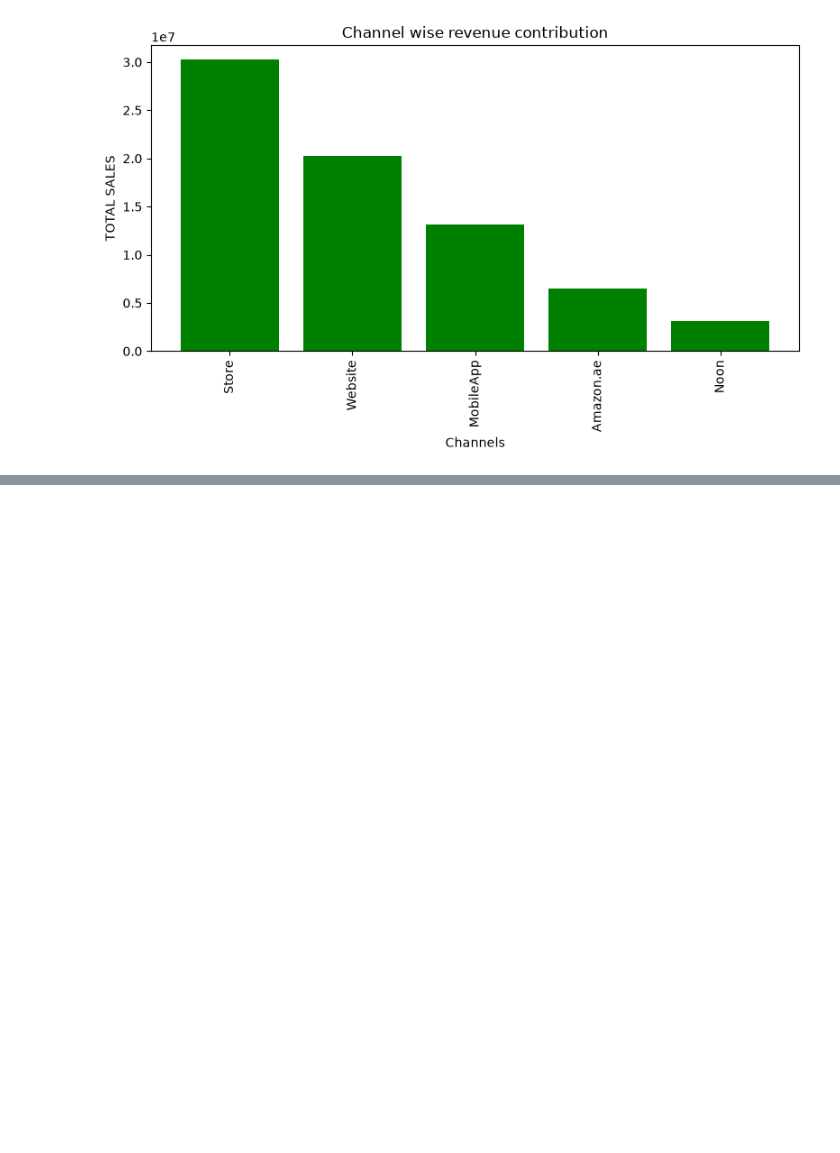
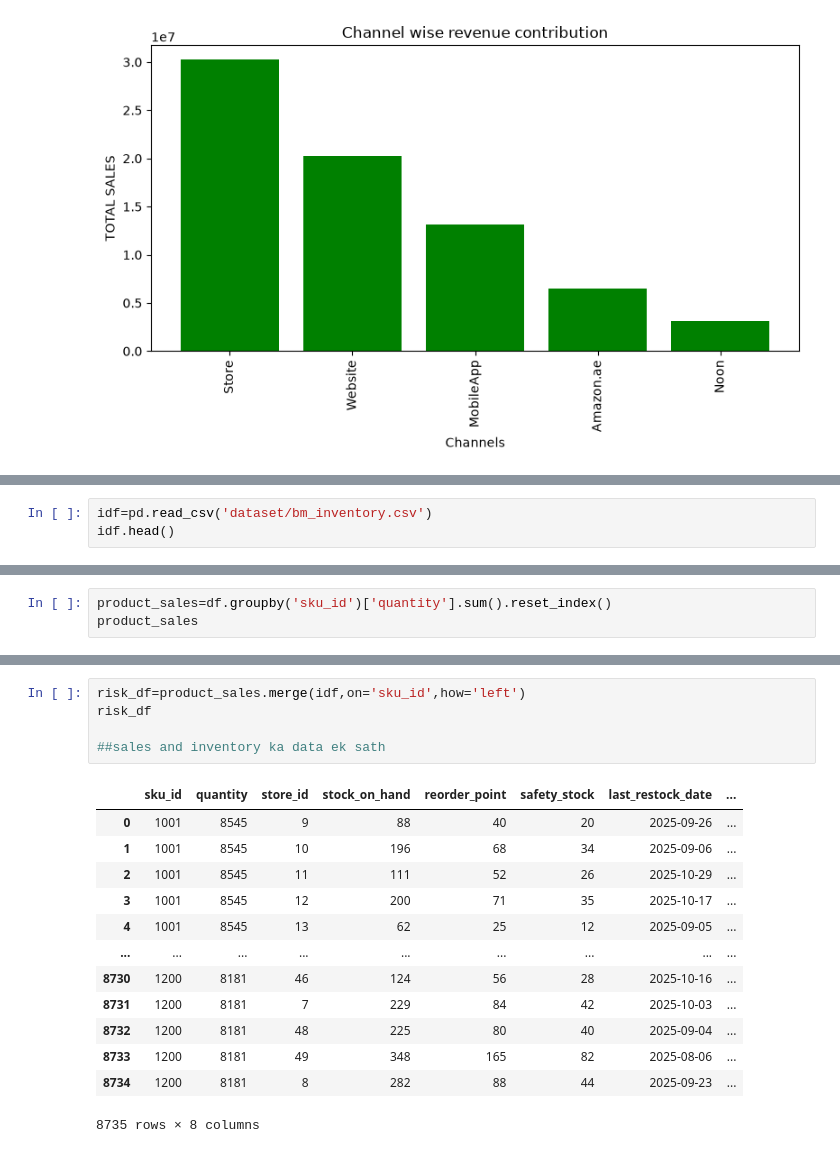
Before and after one commit to priyanshwho/Retail-Analysis, a Jupyter notebook: retail-analysis/Retail.ipynb, the cells around one changed output, grey strips where cells are left out. Cells and saved outputs as stored; diff of their text form; blank space fills up the shorter version.

```diff
--- a/retail-analysis/Retail.ipynb
+++ b/retail-analysis/Retail.ipynb
@@ -599,0 +605,3 @@ plt.show()
+# %%
+idf=pd.read_csv('dataset/bm_inventory.csv')
+idf.head()
@@ -599,0 +636,3 @@ plt.show()
+# %%
+product_sales=df.groupby('sku_id')['quantity'].sum().reset_index()
+product_sales
@@ -599,0 +653,19 @@ plt.show()
+# %%
+risk_df=product_sales.merge(idf,on='sku_id',how='left')
+risk_df
+
+##sales and inventory ka data ek sath
+# %% [output]
+|  | sku_id | quantity | store_id | stock_on_hand | reorder_point | safety_stock | last_restock_date | ... |
+| 0 | 1001 | 8545 | 9 | 88 | 40 | 20 | 2025-09-26 | ... |
+| 1 | 1001 | 8545 | 10 | 196 | 68 | 34 | 2025-09-06 | ... |
+| 2 | 1001 | 8545 | 11 | 111 | 52 | 26 | 2025-10-29 | ... |
+| 3 | 1001 | 8545 | 12 | 200 | 71 | 35 | 2025-10-17 | ... |
+| 4 | 1001 | 8545 | 13 | 62 | 25 | 12 | 2025-09-05 | ... |
+| ... | ... | ... | ... | ... | ... | ... | ... | ... |
+| 8730 | 1200 | 8181 | 46 | 124 | 56 | 28 | 2025-10-16 | ... |
+| 8731 | 1200 | 8181 | 7 | 229 | 84 | 42 | 2025-10-03 | ... |
+| 8732 | 1200 | 8181 | 48 | 225 | 80 | 40 | 2025-09-04 | ... |
+| 8733 | 1200 | 8181 | 49 | 348 | 165 | 82 | 2025-08-06 | ... |
+| 8734 | 1200 | 8181 | 8 | 282 | 88 | 44 | 2025-09-23 | ... |
+8735 rows × 8 columns
```
Also changed, not shown: parts of 10 cells of this notebook.
